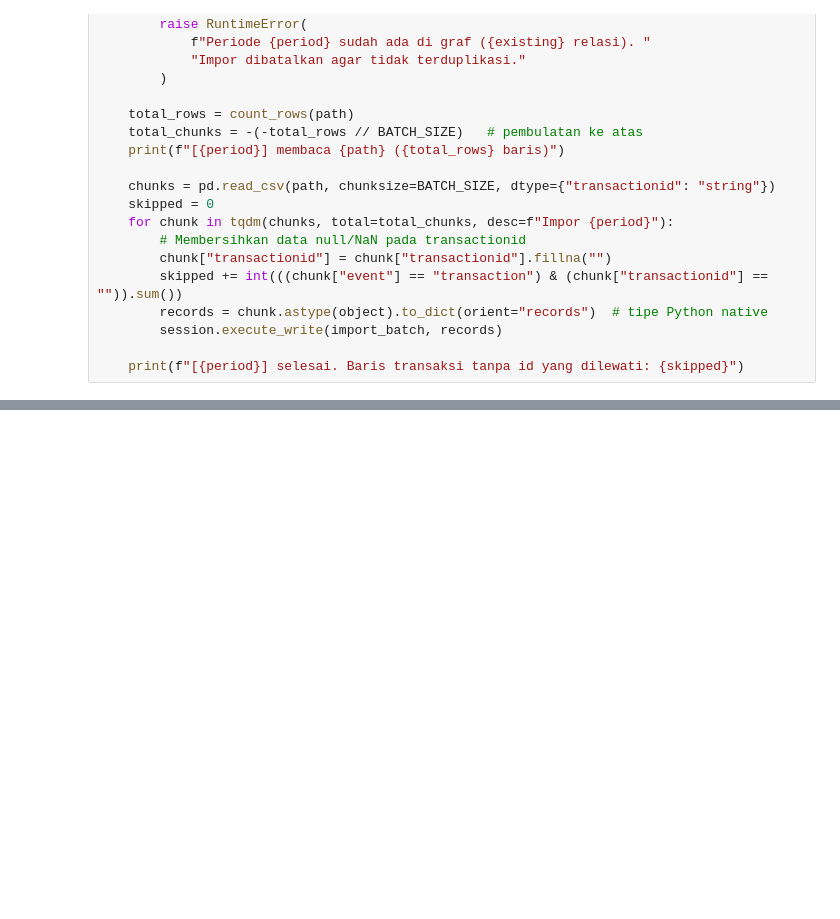
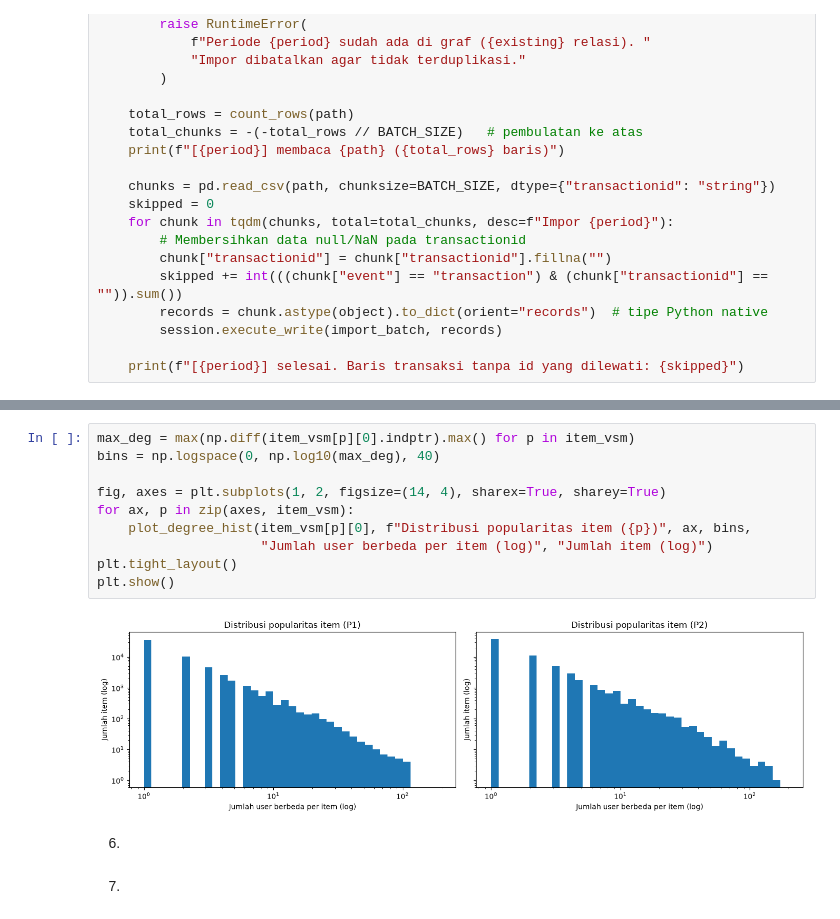
Before and after one commit to adisforza/GRAF_113, a Jupyter notebook: UTS/Soal_UTS.IPYNB, the cells around one changed output, grey strips where cells are left out. Saved outputs shown, nothing was run; the diff lists cells and outputs as text; blank space fills up the shorter version.

```diff
--- a/UTS/Soal_UTS.IPYNB
+++ b/UTS/Soal_UTS.IPYNB
@@ -190,0 +405,16 @@ RuntimeError: Periode P1 sudah ada di graf (188267 relasi). Impor dibatalkan aga
+# %%
+max_deg = max(np.diff(item_vsm[p][0].indptr).max() for p in item_vsm)
+bins = np.logspace(0, np.log10(max_deg), 40)
+
+fig, axes = plt.subplots(1, 2, figsize=(14, 4), sharex=True, sharey=True)
+for ax, p in zip(axes, item_vsm):
+    plot_degree_hist(item_vsm[p][0], f"Distribusi popularitas item ({p})", ax, bins,
+                     "Jumlah user berbeda per item (log)", "Jumlah item (log)")
+plt.tight_layout()
+plt.show()
+# %% [output]
+[figure, added]
+# %% [markdown]
+6.
+# %% [markdown]
+7.
```
Also changed, not shown: parts of 26 cells of this notebook, 2 other files.
